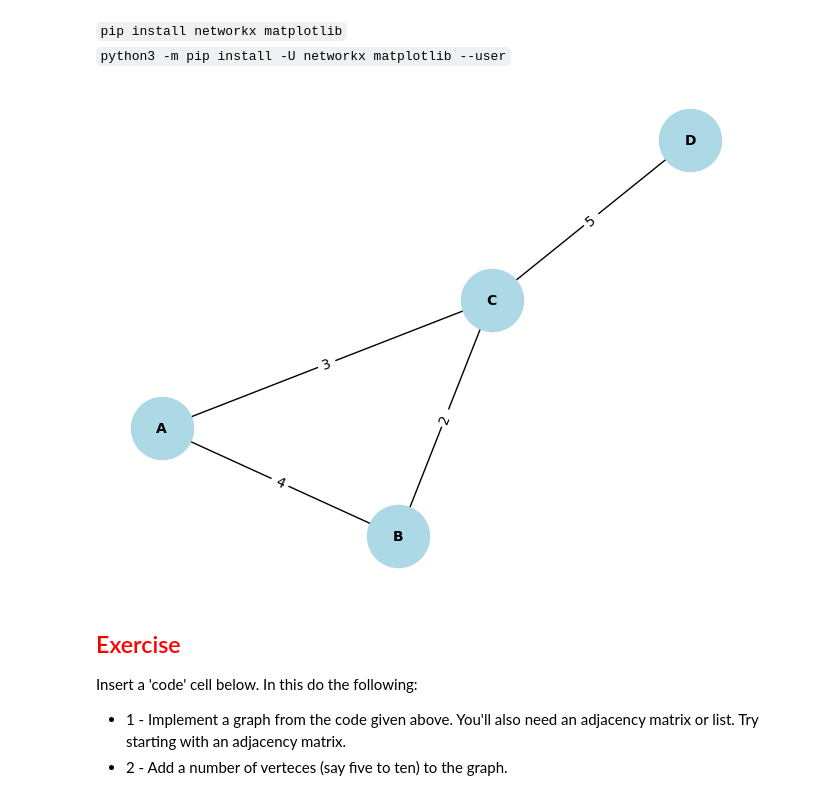
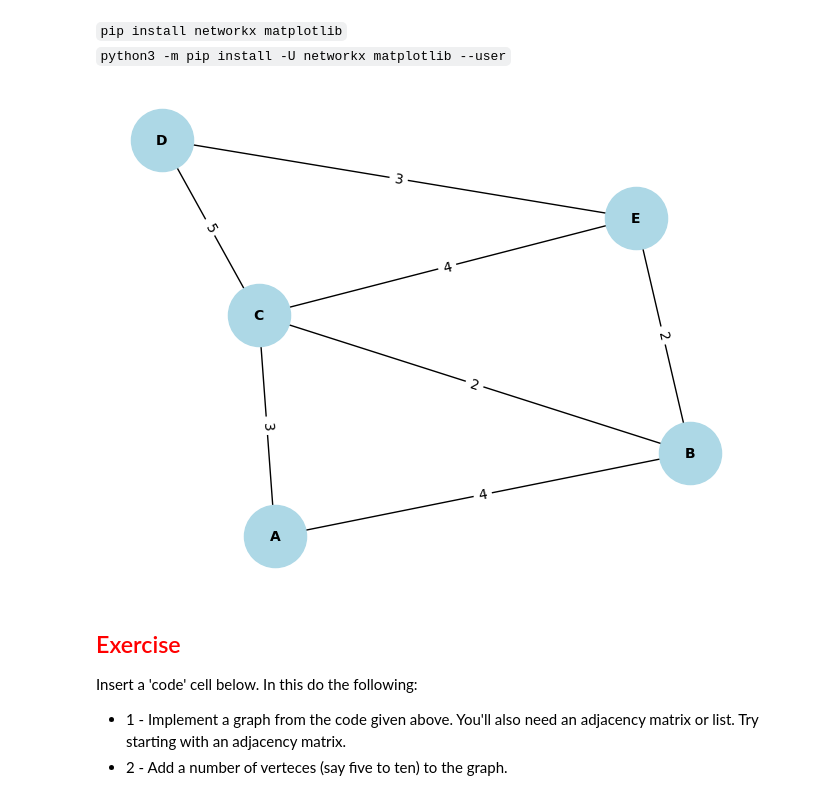
Before and after one commit to NicholasDay1992/COM5013-Algorithms-and-Data-Structures, a Jupyter notebook: 13 Graph Theory/13 Graphs.ipynb, the cells around one changed output. Cells and saved outputs as stored; diff of their text form; code cells hidden in the pictures.

```diff
--- a/13 Graph Theory/13 Graphs.ipynb
+++ b/13 Graph Theory/13 Graphs.ipynb
@@ -685,29 +685,32 @@ print(dfs(some_hazardous_graph, 'sharks', 'bees'))
 # %%
 import matplotlib.pyplot as plt
 import networkx as nx
 
 # Create a graph
 G = nx.Graph()
 
 # Add weighted edges
 G.add_edge('A', 'B', weight=4)
 G.add_edge('A', 'C', weight=3)
 G.add_edge('B', 'C', weight=2)
+G.add_edge('B', 'E', weight=2)
 G.add_edge('C', 'D', weight=5)
+G.add_edge('C', 'E', weight=4)
+G.add_edge('D', 'E', weight=3)
 
 # Get positions for the nodes
 pos = nx.spring_layout(G)
 
 # Draw nodes and edges
 nx.draw(G, pos, with_labels=True, node_color='lightblue', node_size=2000, font_size=10, font_weight='bold')
 
 # Draw edge labels for weights
 edge_labels = nx.get_edge_attributes(G, 'weight')
 nx.draw_networkx_edge_labels(G, pos, edge_labels=edge_labels)
 
 plt.show()
 # %% [output]
-[figure, old version]
+[figure, new version]
 # %% [markdown]
 
 ## <font color="red">Exercise</font> ##
```
